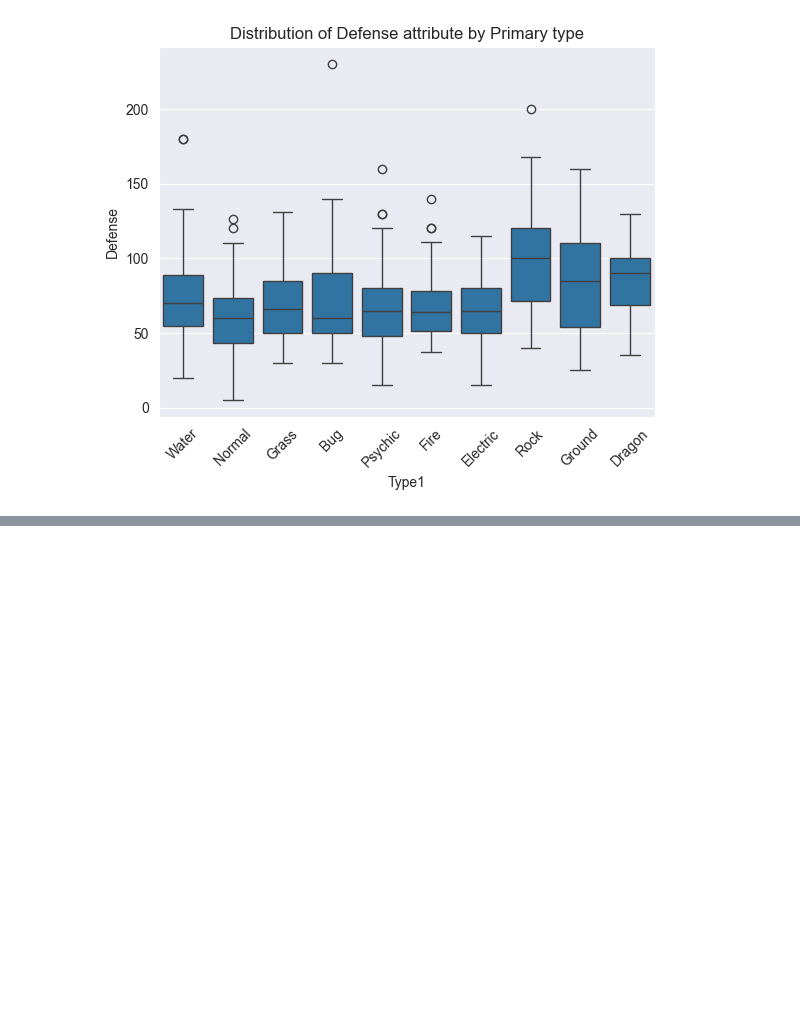
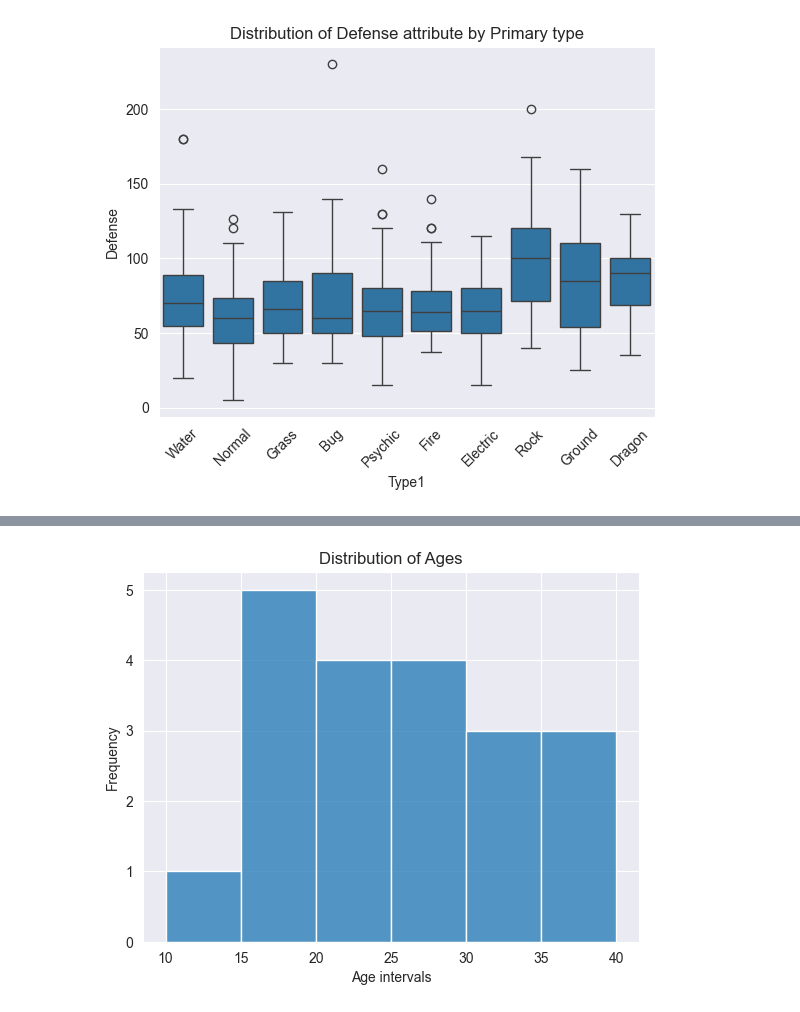
Before and after one commit to VideojogosLusofona/mlf_2025_lectures, a Jupyter notebook: lecture01/pokemons.ipynb, the cells around one changed output, grey strips where cells are left out. Saved outputs shown, nothing was run; the diff lists cells and outputs as text; code cells hidden in the pictures; blank space fills up the shorter version.

```diff
--- a/lecture01/pokemons.ipynb
+++ b/lecture01/pokemons.ipynb
@@ -325,0 +419,8 @@ Text(0.5, 0, 'Pokémon Generation')
+# %%
+data = [12, 15, 16, 17, 18, 19, 20, 21, 22, 23, 25, 26, 27, 28, 30, 32, 34, 35, 36, 38]
+hist_ex = sns.histplot(data=data, bins=[10, 15, 20, 25, 30, 35, 40])
+hist_ex.set_title("Distribution of Ages")
+hist_ex.set_xlabel("Age intervals")
+hist_ex.set_ylabel("Frequency");
+# %% [output]
+[figure, added]
```
Also changed, not shown: parts of 16 cells of this notebook.
